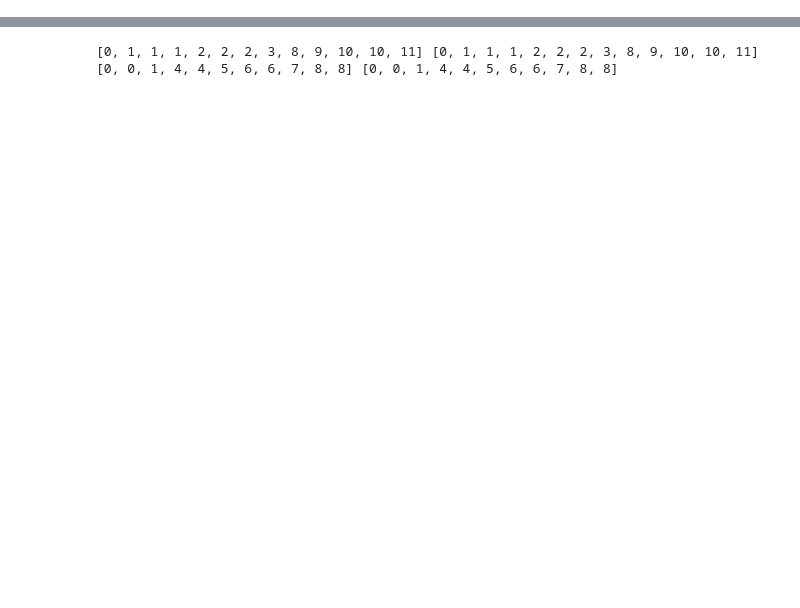
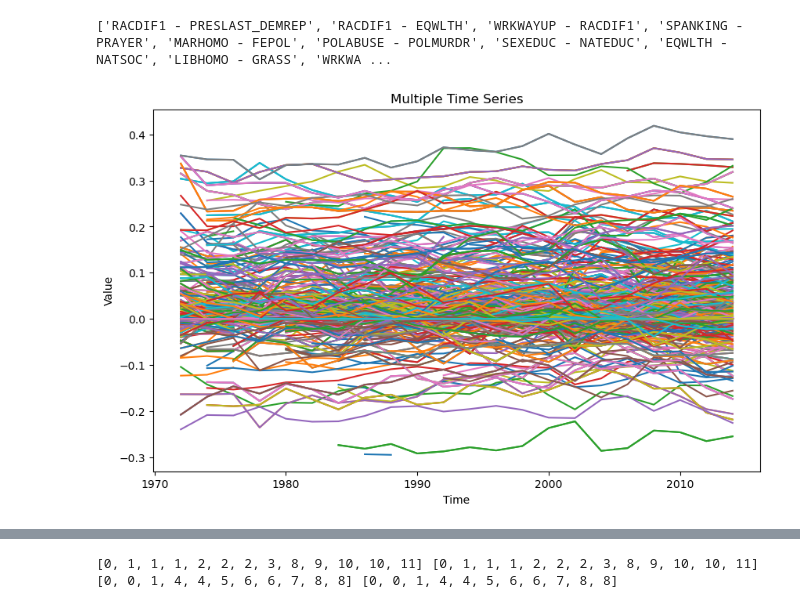
Before and after one commit to victorvikram/BeliefNetworkEvo, a Jupyter notebook: nbk/v_change_networks.ipynb, the cells around one changed output, grey strips where cells are left out. Saved outputs shown, nothing was run; the diff lists cells and outputs as text; code cells hidden in the pictures; blank space fills up the shorter version.

Commit message:
change graph

```diff
--- a/nbk/v_change_networks.ipynb
+++ b/nbk/v_change_networks.ipynb
@@ -61,0 +254,9 @@ def merge_sorted_lists(list1, list2):
+# %%
+comp_var_list, comp_data, years = make_edge_time_series(1972, 2018, 4, 2)
+change_data = calc_sd_change_from_window_mean(comp_data, 6, start_at=3, reqd_samples=3)
+
+avgs = np.nanmean(np.abs(comp_data), axis=0)
+nonzero_entries = np.where(avgs > 1e-3)
+
+lines_to_draw = np.random.randint(0, len(nonzero_entries[0]), size=(1000,))
+coordinates_to_draw = (nonzero_entries[0][lines_to_draw], nonzero_entries[1][lines_to_draw])
@@ -61,0 +281,45 @@ def merge_sorted_lists(list1, list2):
+# %%
+first_var = "HOMOSEX"
+second_var = "PRAYER"
+coordinates_to_draw = np.array([comp_var_list.index(first_var)]), np.array([comp_var_list.index(second_var)])
+# %%
+edge_names = [f"{comp_var_list[ind_1]} - {comp_var_list[ind_2]}" for ind_1, ind_2 in zip(coordinates_to_draw[0], coordinates_to_draw[1])]
+rows_of_edge_graph = comp_data[:, coordinates_to_draw[0], coordinates_to_draw[1]]
+rows_of_chng_graph = change_data[:, coordinates_to_draw[0], coordinates_to_draw[1]]
+
+print(edge_names)
+# %% [output]
+['RACDIF1 - PRESLAST_DEMREP', 'RACDIF1 - EQWLTH', 'WRKWAYUP - RACDIF1', 'SPANKING - PRAYER', 'MARHOMO - FEPOL', 'POLABUSE - POLMURDR', 'SEXEDUC - NATEDUC', 'EQWLTH - NATSOC', 'LIBHOMO - GRASS', 'WRKWA ...
+# %%
+# Generate x-axis values (assuming time series are sampled at the same time points)
+x_values = years
+# what_to_plot = "weight_and_change"
+# what_to_plot = "change"
+what_to_plot = "weight"
+
+# Plot each time series
+plt.figure(figsize=(10, 6))
+for i, (weight, change) in enumerate(zip(rows_of_edge_graph.T, rows_of_chng_graph.T)):
+    # print(weight / np.nanmax(np.abs(weight)))
+    # print(change / np.nanmax(np.abs(change)))
+    if what_to_plot == "weight_and_change":
+        plt.plot(x_values, weight / np.nanmax(np.abs(weight)), label=f'{edge_names[i]} val')
+        plt.plot(x_values, change / np.nanmax(np.abs(change)), label=f'{edge_names[i]} change')
+    elif what_to_plot == "change":
+        plt.plot(x_values, change, label=f'{edge_names[i]} change')
+    elif what_to_plot == "weight":
+        plt.plot(x_values, weight, label=f'{edge_names[i]} val')
+
+# Add labels and title
+# plt.yscale("log")
+plt.xlabel('Time')
+plt.ylabel('Value')
+plt.title('Multiple Time Series')
+
+if len(coordinates_to_draw[0]) < 5:
+    plt.legend()
+
+# Show the plot
+plt.show()
+# %% [output]
+[figure, added]
```
Also changed, not shown: parts of 25 cells of this notebook, 3 other files.
